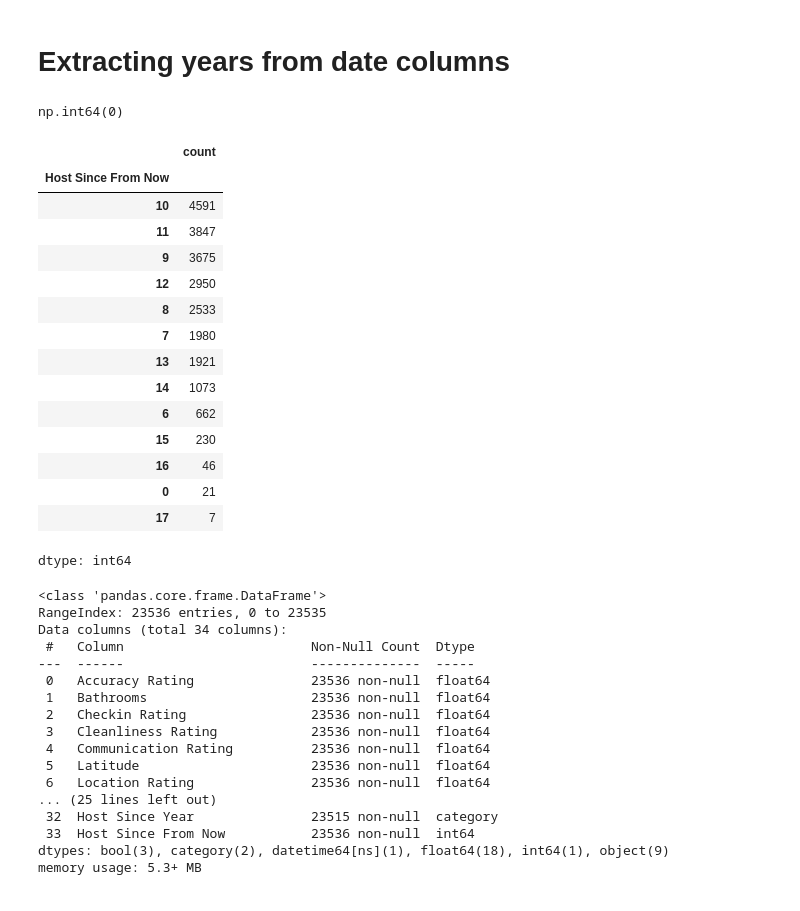
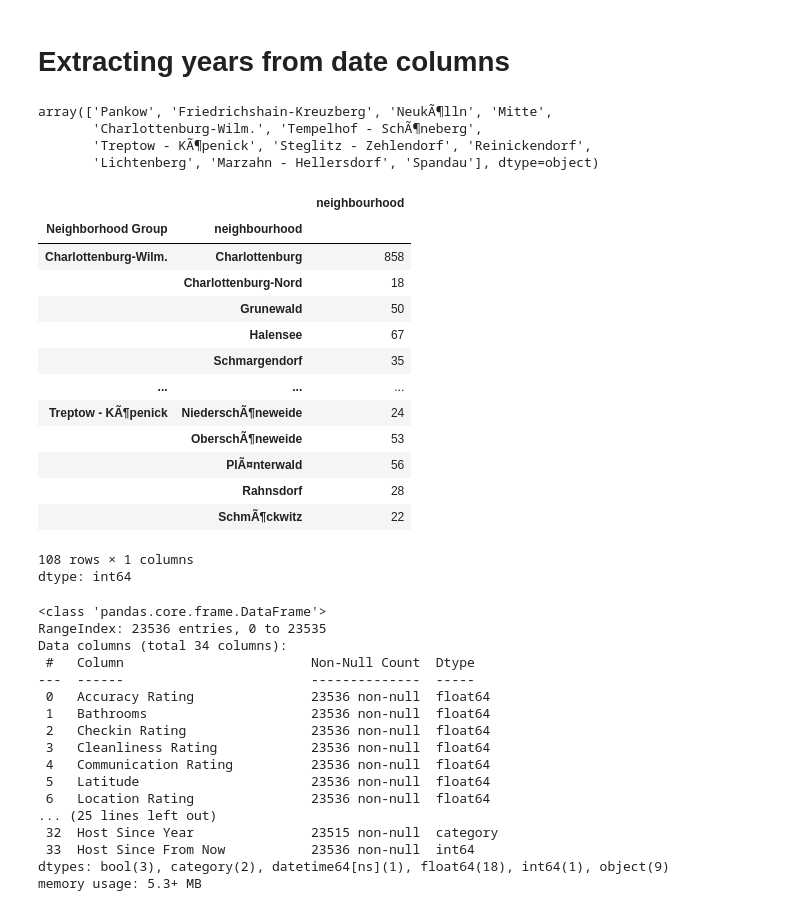
Before and after one commit to hajyhia/Airbnb_Berlin_Price_predic, a Jupyter notebook: Airbnb_Berlin_Price_Pedict_Feature_Engineering.ipynb, the cells around one changed output. Cells and saved outputs as stored; diff of their text form; code cells hidden in the pictures.

```diff
--- a/Airbnb_Berlin_Price_Pedict_Feature_Engineering.ipynb
+++ b/Airbnb_Berlin_Price_Pedict_Feature_Engineering.ipynb
@@ -152,29 +152,31 @@ current_year = datetime.now().year
 # Calculate the difference in years
 df['Host Since From Now'] = current_year - df['Host Since'].dt.year
 df['Host Since From Now'] = df['Host Since From Now'].fillna(0).astype('int')
-# %%
-df['Host Since From Now'].isnull().sum()
-# %% [output]
-np.int64(0)
-# %%
-df['Host Since From Now'].value_counts()
-# %% [output]
-|  | count |
-| Host Since From Now |  |
-| 10 | 4591 |
-| 11 | 3847 |
-| 9 | 3675 |
-| 12 | 2950 |
-| 8 | 2533 |
-| 7 | 1980 |
-| 13 | 1921 |
-| 14 | 1073 |
-| 6 | 662 |
-| 15 | 230 |
-| 16 | 46 |
-| 0 | 21 |
-| 17 | 7 |
-dtype: int64
+# %%
+df['Neighborhood Group'].unique()
+# %% [output]
+array(['Pankow', 'Friedrichshain-Kreuzberg', 'NeukÃ¶lln', 'Mitte',
+       'Charlottenburg-Wilm.', 'Tempelhof - SchÃ¶neberg',
+       'Treptow - KÃ¶penick', 'Steglitz - Zehlendorf', 'Reinickendorf',
+       'Lichtenberg', 'Marzahn - Hellersdorf', 'Spandau'], dtype=object)
+# %%
+df.groupby(['c', 'neighbourhood'])['neighbourhood'].count()
+# %% [output]
+|  |  | neighbourhood |
+| Neighborhood Group | neighbourhood |  |
+| Charlottenburg-Wilm. | Charlottenburg | 858 |
+|  | Charlottenburg-Nord | 18 |
+|  | Grunewald | 50 |
+|  | Halensee | 67 |
+|  | Schmargendorf | 35 |
+| ... | ... | ... |
+| Treptow - KÃ¶penick | NiederschÃ¶neweide | 24 |
+|  | OberschÃ¶neweide | 53 |
+|  | PlÃ¤nterwald | 56 |
+|  | Rahnsdorf | 28 |
+|  | SchmÃ¶ckwitz | 22 |
+108 rows × 1 columns
+dtype: int64
 # %%
 df.info()
 # %% [output]
```
Also changed, not shown: parts of 3 cells of this notebook.
